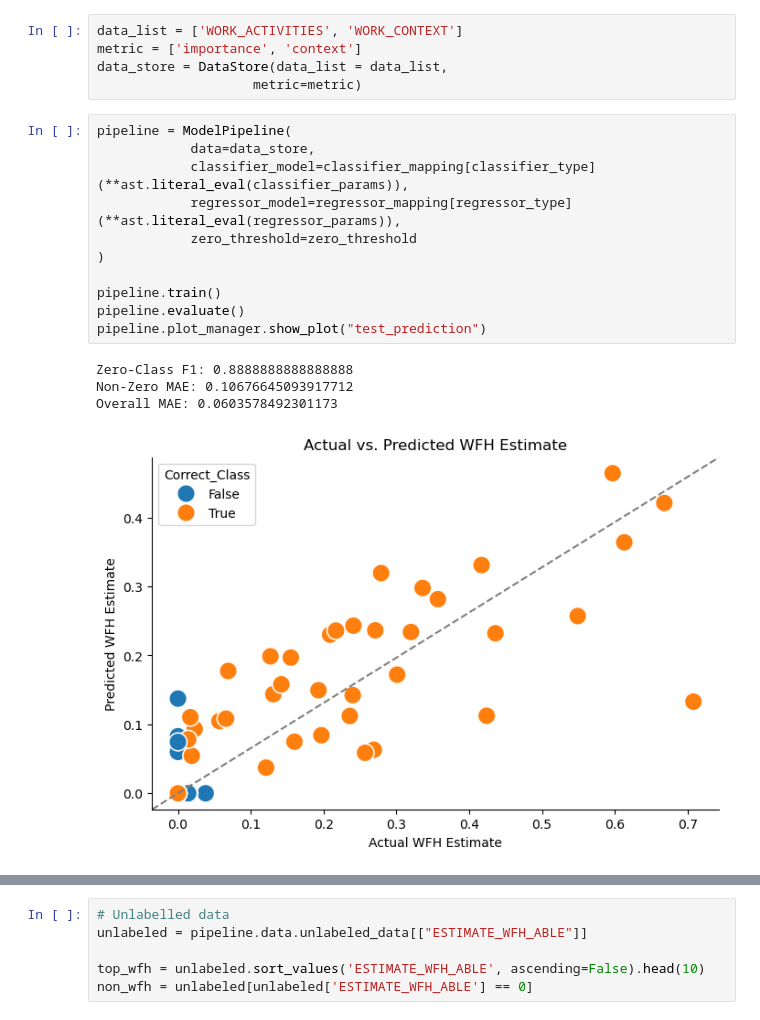
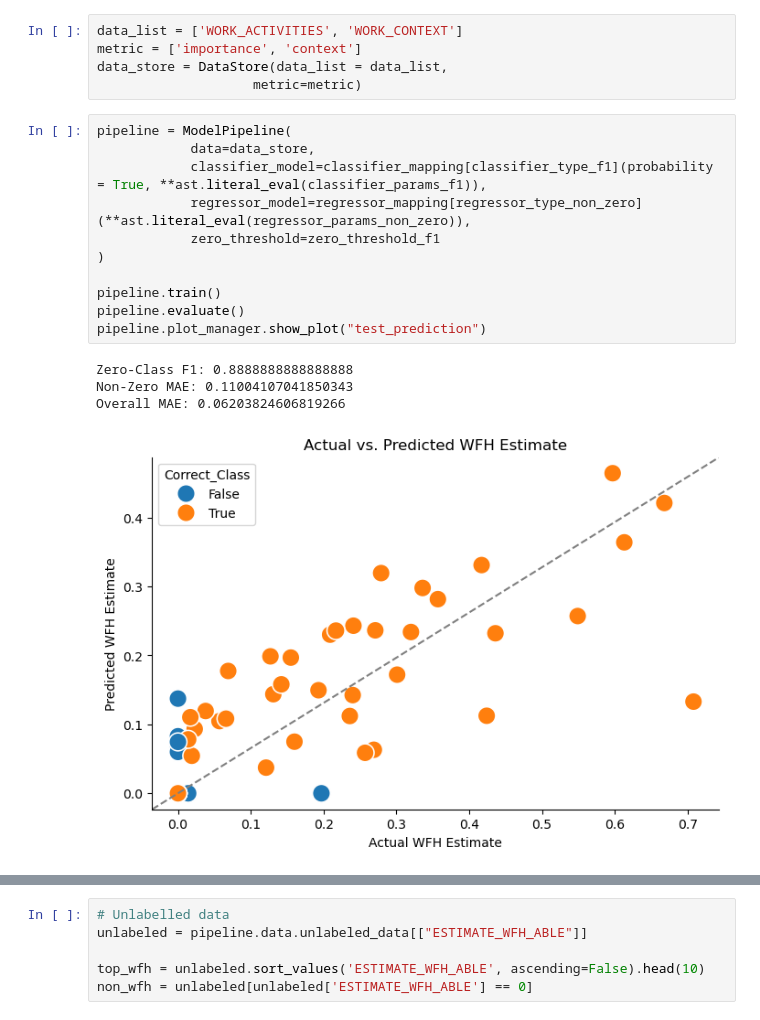
Before and after one commit to mitchv34/WFH, a Jupyter notebook: src/empirical/wfh_share_estimation/analize_experiments.ipynb, the cells around one changed output, grey strips where cells are left out. Drawn from its saved outputs; the diff is of its cells as text.

```diff
--- a/src/empirical/wfh_share_estimation/analize_experiments.ipynb
+++ b/src/empirical/wfh_share_estimation/analize_experiments.ipynb
@@ -93,16 +131,16 @@ data_store = DataStore(data_list = data_list,
 # %%
 pipeline = ModelPipeline(
             data=data_store,
-            classifier_model=classifier_mapping[classifier_type](**ast.literal_eval(classifier_params)),
-            regressor_model=regressor_mapping[regressor_type](**ast.literal_eval(regressor_params)),
-            zero_threshold=zero_threshold
+            classifier_model=classifier_mapping[classifier_type_f1](probability = True, **ast.literal_eval(classifier_params_f1)),
+            regressor_model=regressor_mapping[regressor_type_non_zero](**ast.literal_eval(regressor_params_non_zero)),
+            zero_threshold=zero_threshold_f1
 )
 
 pipeline.train()
 pipeline.evaluate()
 pipeline.plot_manager.show_plot("test_prediction")
 # %% [output]
 Zero-Class F1: 0.8888888888888888
-Non-Zero MAE: 0.10676645093917712
-Overall MAE: 0.0603578492301173
+Non-Zero MAE: 0.11004107041850343
+Overall MAE: 0.06203824606819266
-[figure, old version]
+[figure, new version]
```
Also changed, not shown: parts of 8 cells of this notebook, 1 other file.
